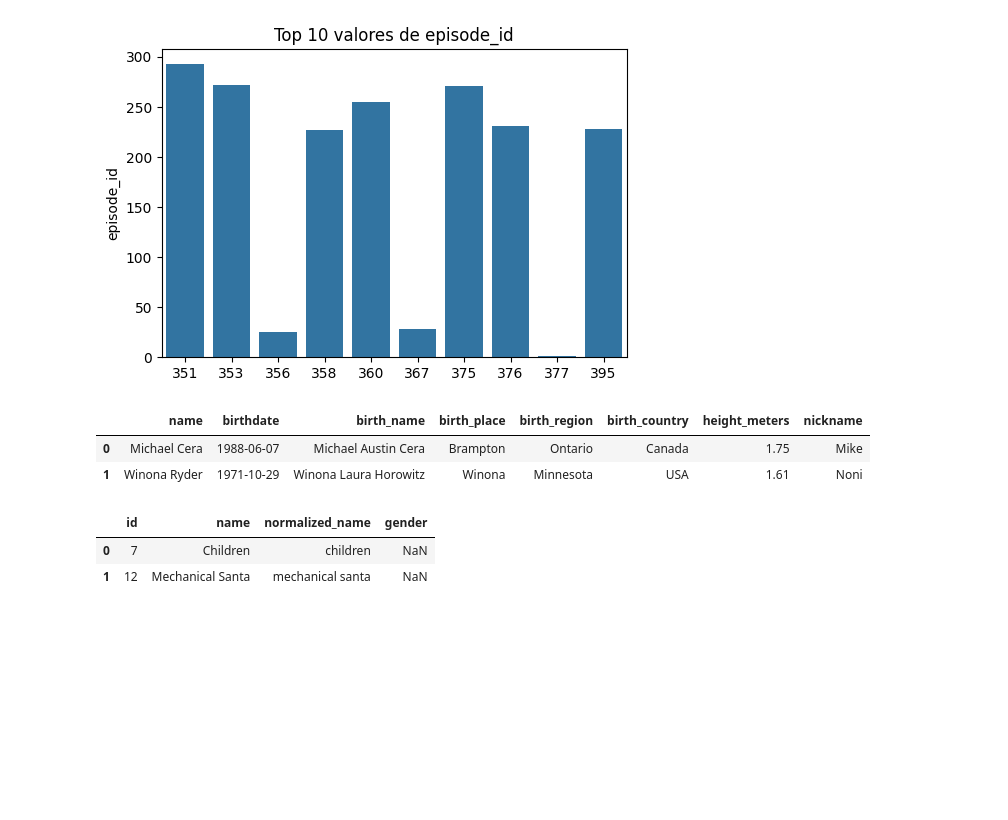
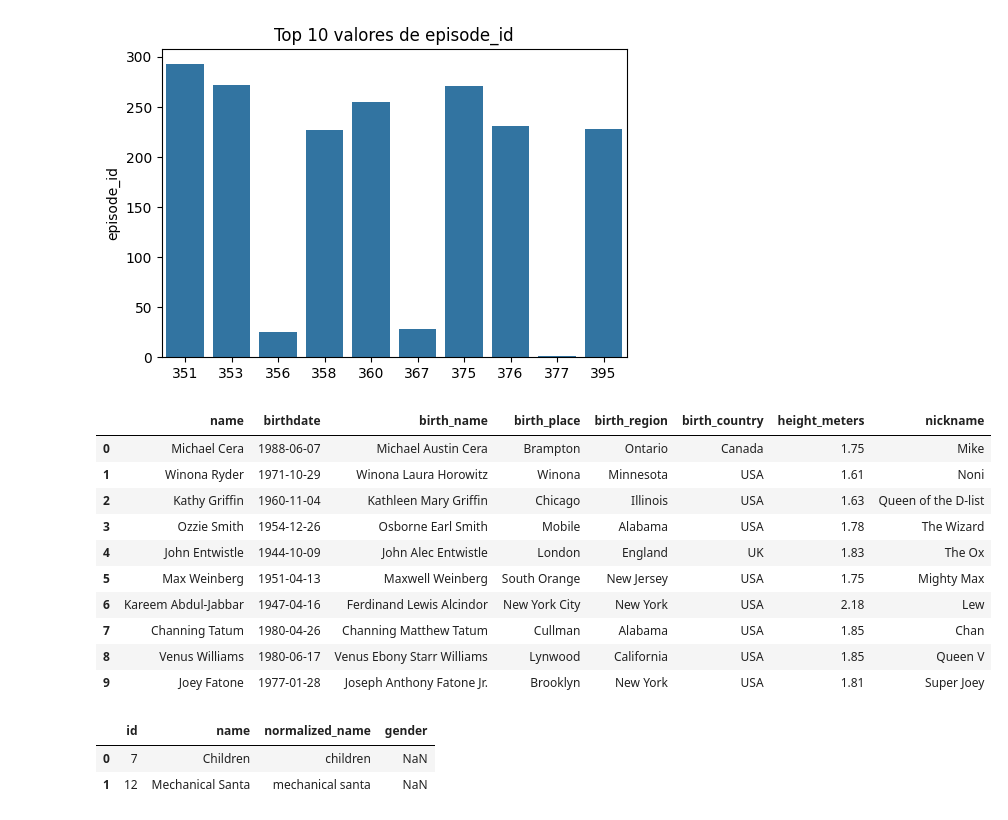
Before and after one commit to ariana-caldeira/project-da-promo-60-modulo-4-team-3, a Jupyter notebook: PRUEBAS/pruebas_elena/notebooks/df_script.ipynb, the cells around one changed output. Cells and saved outputs as stored; diff of their text form; code cells hidden in the pictures; blank space fills up the shorter version.

```diff
--- a/PRUEBAS/pruebas_elena/notebooks/df_script.ipynb
+++ b/PRUEBAS/pruebas_elena/notebooks/df_script.ipynb
@@ -108,11 +108,19 @@ eda.countplot("episode_id") #episodios con más líneas de texto
 # %%
 df_person = pd.read_csv("../data/person.csv")
 # %%
-df_person.head(2)
+df_person.head(10)
 # %% [output]
 |  | name | birthdate | birth_name | birth_place | birth_region | birth_country | height_meters | nickname |
 | 0 | Michael Cera | 1988-06-07 | Michael Austin Cera | Brampton | Ontario | Canada | 1.75 | Mike |
 | 1 | Winona Ryder | 1971-10-29 | Winona Laura Horowitz | Winona | Minnesota | USA | 1.61 | Noni |
+| 2 | Kathy Griffin | 1960-11-04 | Kathleen Mary Griffin | Chicago | Illinois | USA | 1.63 | Queen of the D-list |
+| 3 | Ozzie Smith | 1954-12-26 | Osborne Earl Smith | Mobile | Alabama | USA | 1.78 | The Wizard |
+| 4 | John Entwistle | 1944-10-09 | John Alec Entwistle | London | England | UK | 1.83 | The Ox |
+| 5 | Max Weinberg | 1951-04-13 | Maxwell Weinberg | South Orange | New Jersey | USA | 1.75 | Mighty Max |
+| 6 | Kareem Abdul-Jabbar | 1947-04-16 | Ferdinand Lewis Alcindor | New York City | New York | USA | 2.18 | Lew |
+| 7 | Channing Tatum | 1980-04-26 | Channing Matthew Tatum | Cullman | Alabama | USA | 1.85 | Chan |
+| 8 | Venus Williams | 1980-06-17 | Venus Ebony Starr Williams | Lynwood | California | USA | 1.85 | Queen V |
+| 9 | Joey Fatone | 1977-01-28 | Joseph Anthony Fatone Jr. | Brooklyn | New York | USA | 1.81 | Super Joey |
 # %%
 df_characters = pd.read_csv("../data/simpsons_characters.csv")
 # %%
```
Also changed, not shown: parts of 12 cells of this notebook.
